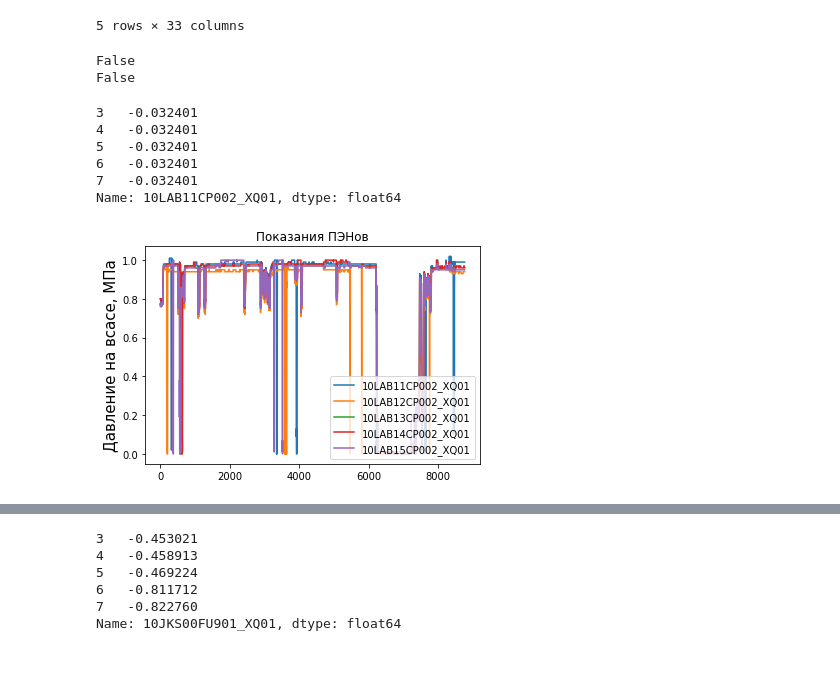
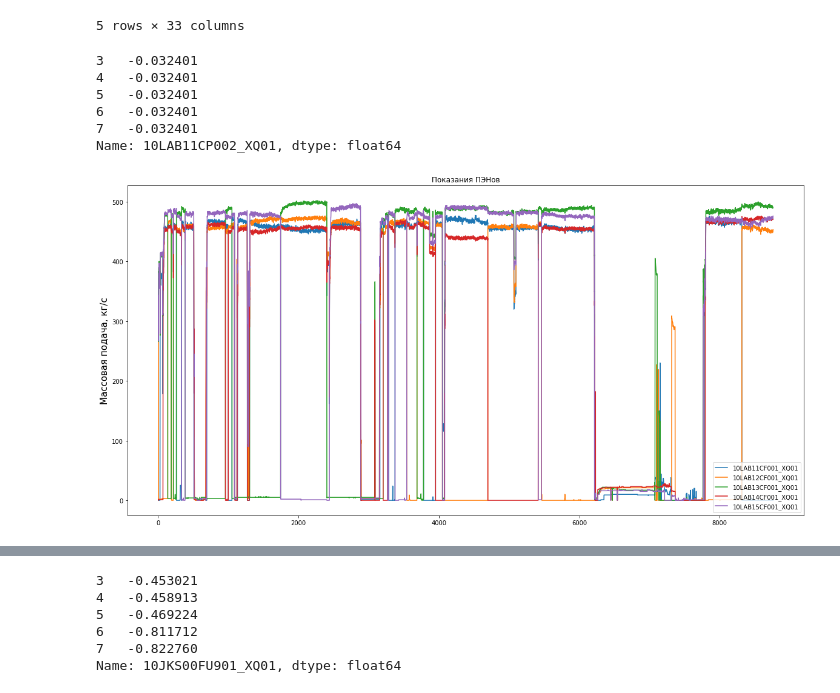
Before and after one commit to edodo1337/diplom, a Jupyter notebook: Диплом.ipynb, the cells around one changed output, grey strips where cells are left out. Cells and saved outputs as stored; diff of their text form; code cells hidden in the pictures; blank space fills up the shorter version.

```diff
--- a/Диплом.ipynb
+++ b/Диплом.ipynb
@@ -43,7 +30,0 @@ data.head()
-# %%
-print(df.isnull().values.any())
-df.fillna(0)
-print(df.isnull().values.any())
-# %% [output]
-False
-False
@@ -77,45 +48,30 @@ df1.head()
 7   -0.032401
 Name: 10LAB11CP002_XQ01, dtype: float64
 # %%
-# ax = plt.gca()
-# plt.plot(df.reset_index()['index'], df['10LAB11CP002_XQ01'], df['10LAB12CP002_XQ01'])
-
-# plt.show()
+# df["10LAB13CP002_XQ01"] = df.loc[df["10LAB13CP002_XQ01"]>8, "10LAB13CP002_XQ01"].apply(lambda x: x-x//1)
 
 
-# line1, = plt.plot(df.reset_index()['index'], df['10LAB11CP002_XQ01'], label="Line 1", )
-# line2, = plt.plot(df.reset_index()['index'], df['10LAB12CP002_XQ01'], label="Line 2", )
-
-# # Create a legend for the first line.
-
-
-# legend = plt.legend(handles=[line1, line2], loc=4, fontsize='small', fancybox=True)
-
-# # Add the legend manually to the current Axes.
-# ax = plt.gca().add_artist(legend)
-
-# # Create another legend for the second line.
-# # plt.legend(handles=[line2], loc='lower right')
-# plt.title('Показания ПЭНов')
-# plt.ylabel('Давление на всасе', fontsize=12)
-# plt.show()
-
-df["10LAB13CP002_XQ01"] = df.loc[df["10LAB13CP002_XQ01"]>8, "10LAB13CP002_XQ01"].apply(lambda x: x-x//1)
+df["10LAB13CP002_XQ01"] = df["10LAB13CP002_XQ01"].apply(lambda x: x if x<=8 else x-x//1)
 
 
 for col in df.columns.values[1:]:
     df[col] = df[col].apply(lambda x: 0 if x<0 else x)
 
 
+# pump_columns = ["10LAB11CP002_XQ01","10LAB12CP002_XQ01","10LAB13CP002_XQ01","10LAB14CP002_XQ01","10LAB15CP002_XQ01"]
+pump_columns = ["10LAB11CF001_XQ01","10LAB12CF001_XQ01","10LAB13CF001_XQ01","10LAB14CF001_XQ01","10LAB15CF001_XQ01"]
 
-pump_columns = ["10LAB11CP002_XQ01","10LAB12CP002_XQ01","10LAB13CP002_XQ01","10LAB14CP002_XQ01","10LAB15CP002_XQ01"]
+for col in pump_columns:
+    df[col] = df[col].apply(lambda x: x if x<510 else 0)
 
-# plt.rcParams["figure.figsize"] = (20,10)
+
+
+plt.rcParams["figure.figsize"] = (20,10)
 
 plot = df.plot(use_index=True, y=pump_columns)
 plt.title('Показания ПЭНов')
-plt.ylabel('Давление на всасе, МПа', fontsize=15)
+plt.ylabel('Массовая подача, кг/с', fontsize=15)
 plt.legend(loc='lower right')
 plt.show()
 # %% [output]
-[figure, old version]
+[figure, new version]
```
Also changed, not shown: parts of 11 cells of this notebook.
